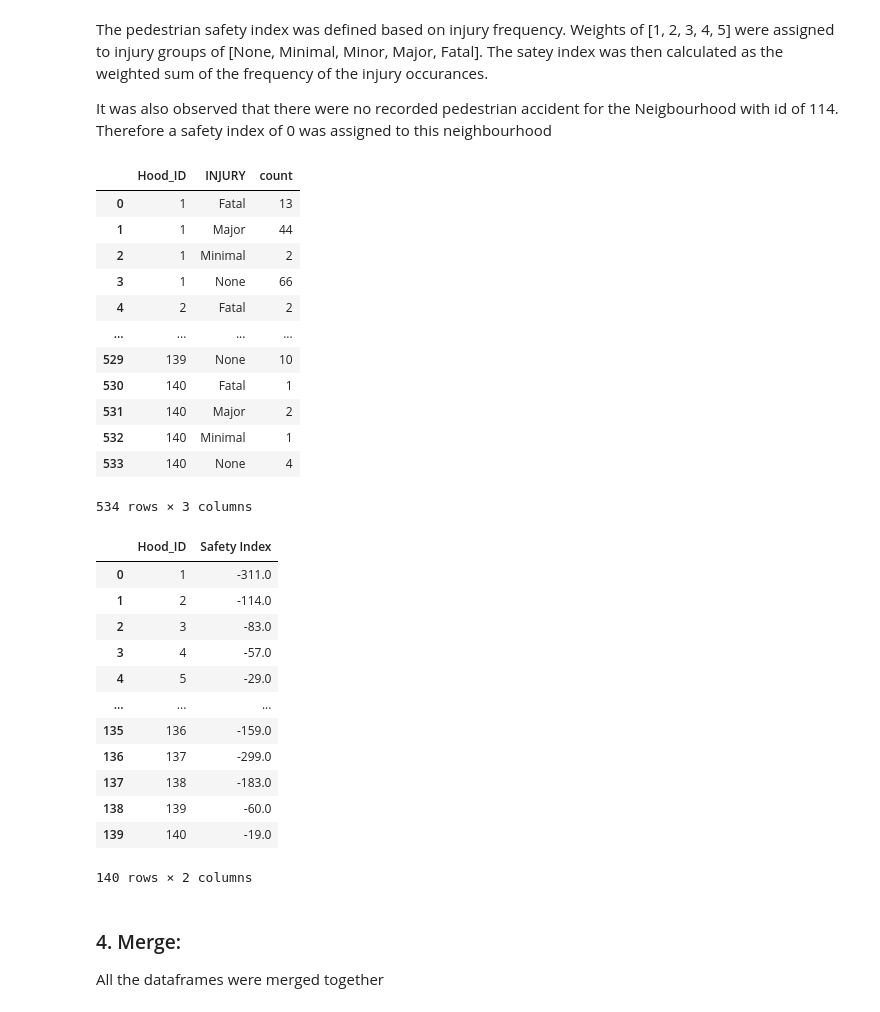
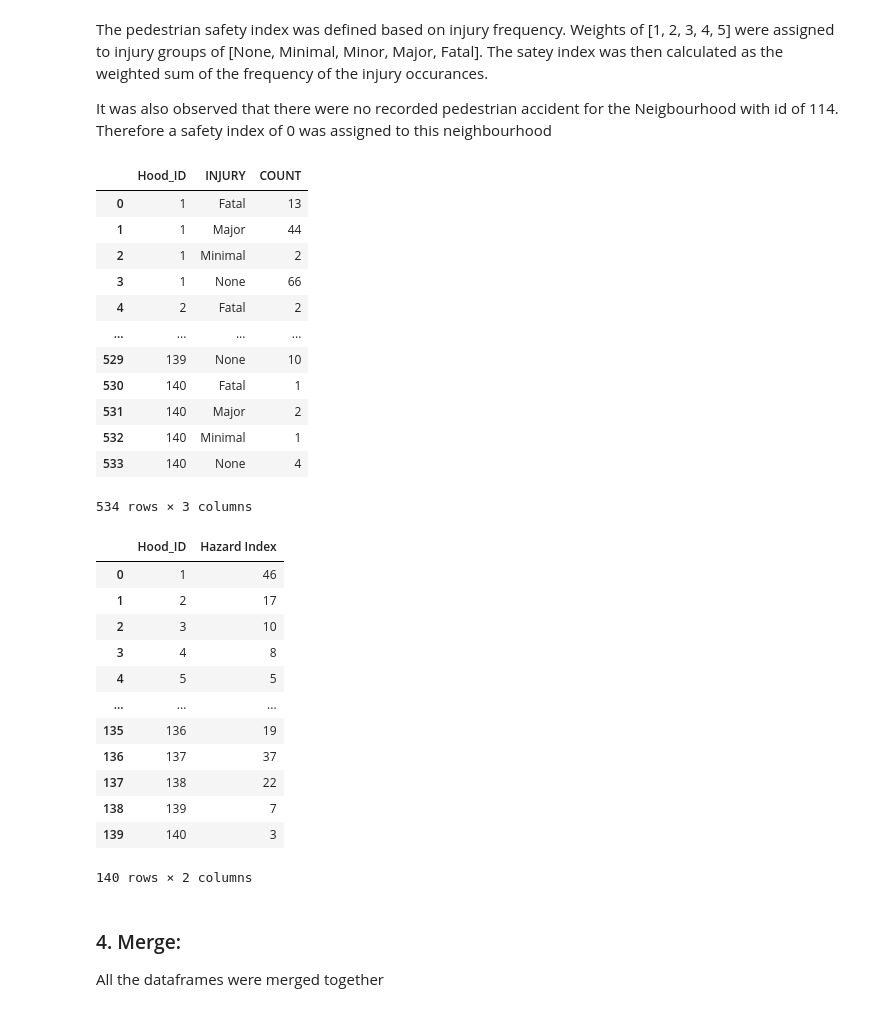
Before and after one commit to shakibaRafiee/Coursera_Capstone, a Jupyter notebook: Code/Battle of Neighborhoods_ amputees guide.ipynb, the cells around one changed output. Drawn from its saved outputs; the diff is of its cells as text; code cells hidden in the pictures.

```diff
--- a/Code/Battle of Neighborhoods_ amputees guide.ipynb
+++ b/Code/Battle of Neighborhoods_ amputees guide.ipynb
@@ -118,9 +114,9 @@ The pedestrian safety index was defined based on injury frequency. Weights of [1
 It was also observed that there were no recorded pedestrian accident for the Neigbourhood with id of 114. Therefore a safety index of 0 was assigned to this neighbourhood
 # %%
 Toronto_PedestrianSafty= Toronto_Pedestrian[['Hood_ID', 'INJURY']].copy()
-Toronto_PedestrianSafty.groupby(['Hood_ID', 'INJURY'])['INJURY'].count().to_frame('count').reset_index()
+Toronto_PedestrianSafty.groupby(['Hood_ID', 'INJURY'])['INJURY'].count().to_frame('COUNT').reset_index()
 # %% [output]
-|  | Hood_ID | INJURY | count |
+|  | Hood_ID | INJURY | COUNT |
 | 0 | 1 | Fatal | 13 |
 | 1 | 1 | Major | 44 |
 | 2 | 1 | Minimal | 2 |
@@ -134,31 +130,32 @@ Toronto_PedestrianSafty.groupby(['Hood_ID', 'INJURY'])['INJURY'].count().to_fram
 | 533 | 140 | None | 4 |
 534 rows × 3 columns
 # %%
-# replace injury with numerical weights and define the safety index
+# replace injury with numerical weights and define the hazard index
 Toronto_PedestrianSafty= Toronto_Pedestrian[['Hood_ID', 'INJURY']].copy()
-Toronto_PedestrianSafty.replace(['None', 'Minimal', 'Minor', 'Major', 'Fatal'], [-1, -2, -3, -4, -5], inplace = True)
-Toronto_Pedestrian_Grouped = Toronto_PedestrianSafty.groupby(['Hood_ID', 'INJURY'])['INJURY'].count().to_frame('Safety').reset_index()
-Toronto_Pedestrian_Grouped['Safety']= Toronto_Pedestrian_Grouped['Safety']*Toronto_Pedestrian_Grouped['INJURY']
+Toronto_PedestrianSafty.replace(['None', 'Minimal', 'Minor', 'Major', 'Fatal'], [0, 1, 2, 3, 4], inplace = True)
+Toronto_Pedestrian_Grouped = Toronto_PedestrianSafty.groupby(['Hood_ID', 'INJURY'])['INJURY'].count().to_frame('Hazard').reset_index()
+Toronto_Pedestrian_Grouped['Hazard']= Toronto_Pedestrian_Grouped['Hazard']*Toronto_Pedestrian_Grouped['INJURY']
 
 # add the neigbourhood with hood_id of 114
-Toronto_Pedestrian_Grouped2= Toronto_Pedestrian_Grouped.groupby(['Hood_ID'])['Safety'].sum().to_frame('Safety Index').reset_index()
-Toronto_Pedestrian_Grouped2=Toronto_Pedestrian_Grouped2.append({'Hood_ID': 114, 'Safety Index':0}, ignore_index=True)
-Toronto_Pedestrian_Grouped2=Toronto_Pedestrian_Grouped2.sort_values('Hood_ID').reset_index(drop=True)
+Toronto_Pedestrian_Grouped2= Toronto_Pedestrian_Grouped.groupby(['Hood_ID'])['Hazard'].mean().to_frame('Hazard Index').reset_index()
+Toronto_Pedestrian_Grouped2= Toronto_Pedestrian_Grouped2.append({'Hood_ID': 114, 'Hazard Index':0}, ignore_index=True)
+Toronto_Pedestrian_Grouped2= Toronto_Pedestrian_Grouped2.sort_values('Hood_ID').reset_index(drop=True)
 
+Toronto_Pedestrian_Grouped2['Hazard Index'] = Toronto_Pedestrian_Grouped2['Hazard Index'].round(0).astype(int)
 Toronto_Pedestrian_Grouped2
 # %% [output]
-|  | Hood_ID | Safety Index |
-| 0 | 1 | -311.0 |
-| 1 | 2 | -114.0 |
-| 2 | 3 | -83.0 |
-| 3 | 4 | -57.0 |
-| 4 | 5 | -29.0 |
+|  | Hood_ID | Hazard Index |
+| 0 | 1 | 46 |
+| 1 | 2 | 17 |
+| 2 | 3 | 10 |
+| 3 | 4 | 8 |
+| 4 | 5 | 5 |
 | ... | ... | ... |
-| 135 | 136 | -159.0 |
-| 136 | 137 | -299.0 |
-| 137 | 138 | -183.0 |
-| 138 | 139 | -60.0 |
-| 139 | 140 | -19.0 |
+| 135 | 136 | 19 |
+| 136 | 137 | 37 |
+| 137 | 138 | 22 |
+| 138 | 139 | 7 |
+| 139 | 140 | 3 |
 140 rows × 2 columns
 # %% [markdown]
 ### 4. Merge:
```
Also changed, not shown: parts of 23 cells of this notebook.
